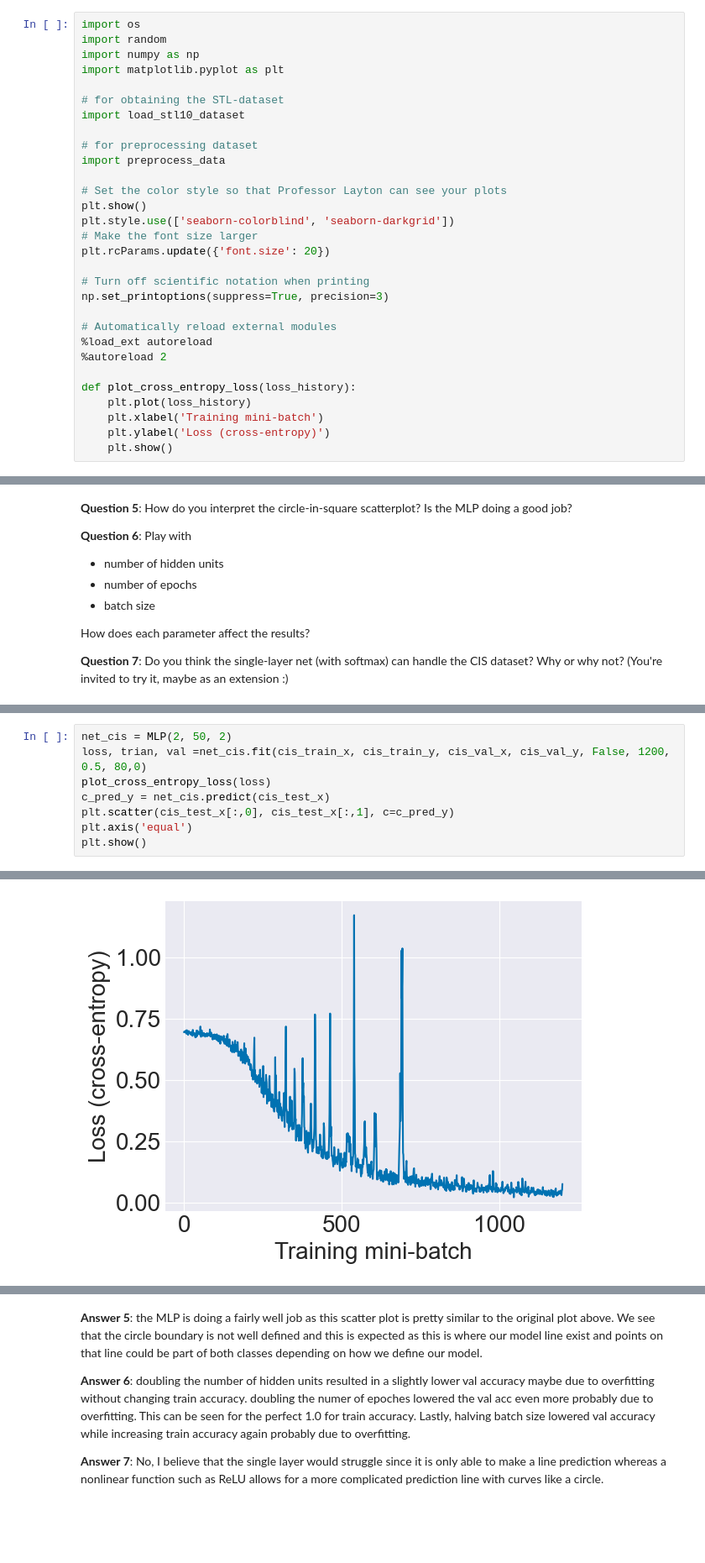
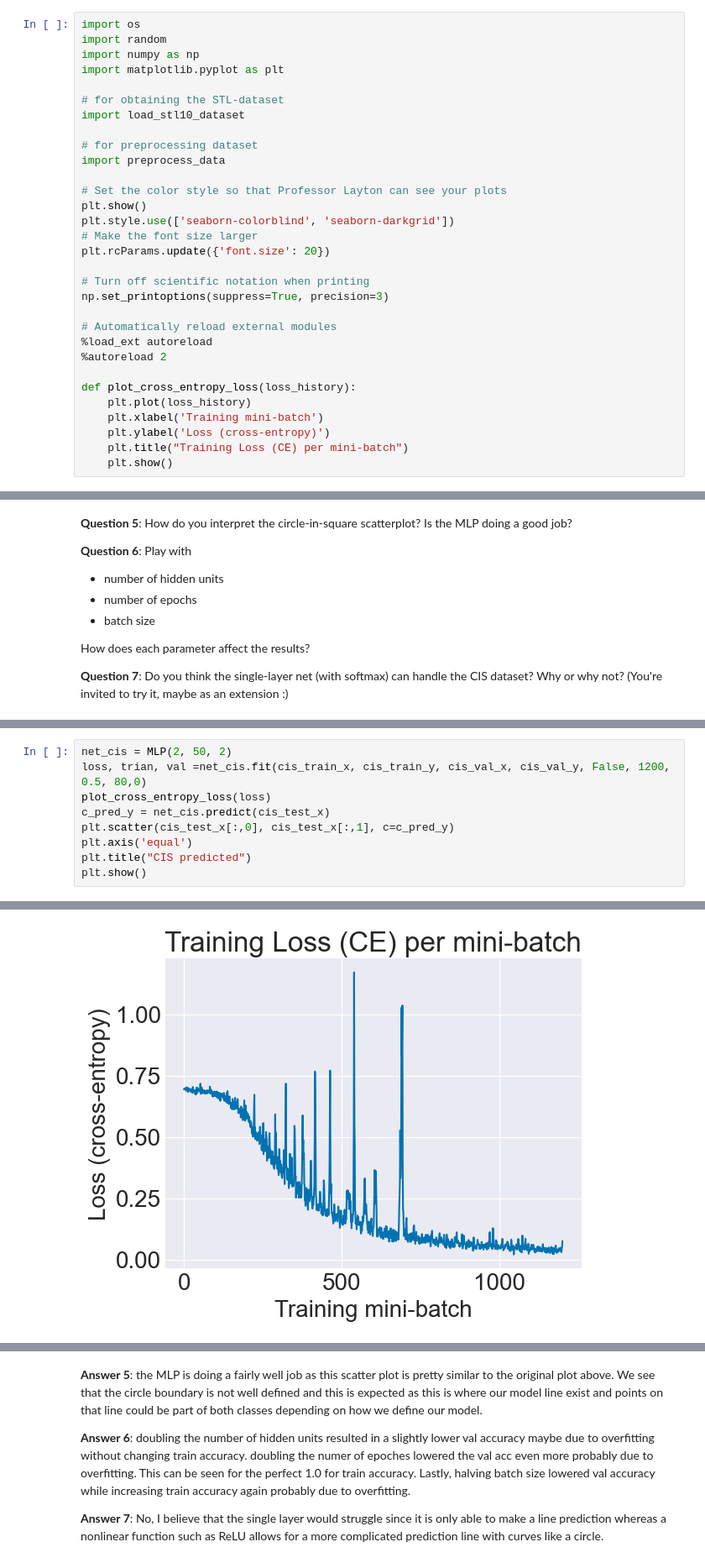
Before and after one commit to GhailanFadah/Neural-Networks, a Jupyter notebook: project 2/mlp.ipynb, the cells around one changed output, grey strips where cells are left out. Shown at 84% size. Cells and saved outputs as stored; diff of their text form; blank space fills up the shorter version.

```diff
--- a/project 2/mlp.ipynb
+++ b/project 2/mlp.ipynb
@@ -35,6 +35,7 @@ def plot_cross_entropy_loss(loss_history):
     plt.plot(loss_history)
     plt.xlabel('Training mini-batch')
     plt.ylabel('Loss (cross-entropy)')
+    plt.title("Training Loss (CE) per mini-batch")
     plt.show()
 # %% [markdown]
 ## Load in data
@@ -504,27 +508,28 @@ epoch: 500 ------ loss: 0.13258994146023914
 # %%
 net_cis = MLP(2, 50, 2)
 loss, trian, val =net_cis.fit(cis_train_x, cis_train_y, cis_val_x, cis_val_y, False, 1200, 0.5, 80,0)
 plot_cross_entropy_loss(loss)
 c_pred_y = net_cis.predict(cis_test_x)
 plt.scatter(cis_test_x[:,0], cis_test_x[:,1], c=c_pred_y)
 plt.axis('equal')
+plt.title("CIS predicted")
 plt.show()
 # %% [output]
 epoch: 0 ------ loss: 0.6938584042684729
 ------ train acc:0.425 ------ val acc: 0.55
 
 epoch: 100 ------ loss: 0.6801908954368522
 ------ train acc:0.675 ------ val acc: 0.65
 
 epoch: 200 ------ loss: 0.5781999587293314
 ------ train acc:0.875 ------ val acc: 0.75
 
 epoch: 300 ------ loss: 0.3441188049957169
 ------ train acc:0.85 ------ val acc: 0.85
 
 ... (19 lines left out)
 ------ train acc:1.0 ------ val acc: 0.9
 
 epoch: 1100 ------ loss: 0.04230989253127778
 ------ train acc:1.0 ------ val acc: 0.9
-[figure, old version]
+[figure, new version]
```
Also changed, not shown: parts of 25 cells of this notebook, 1 other file.
